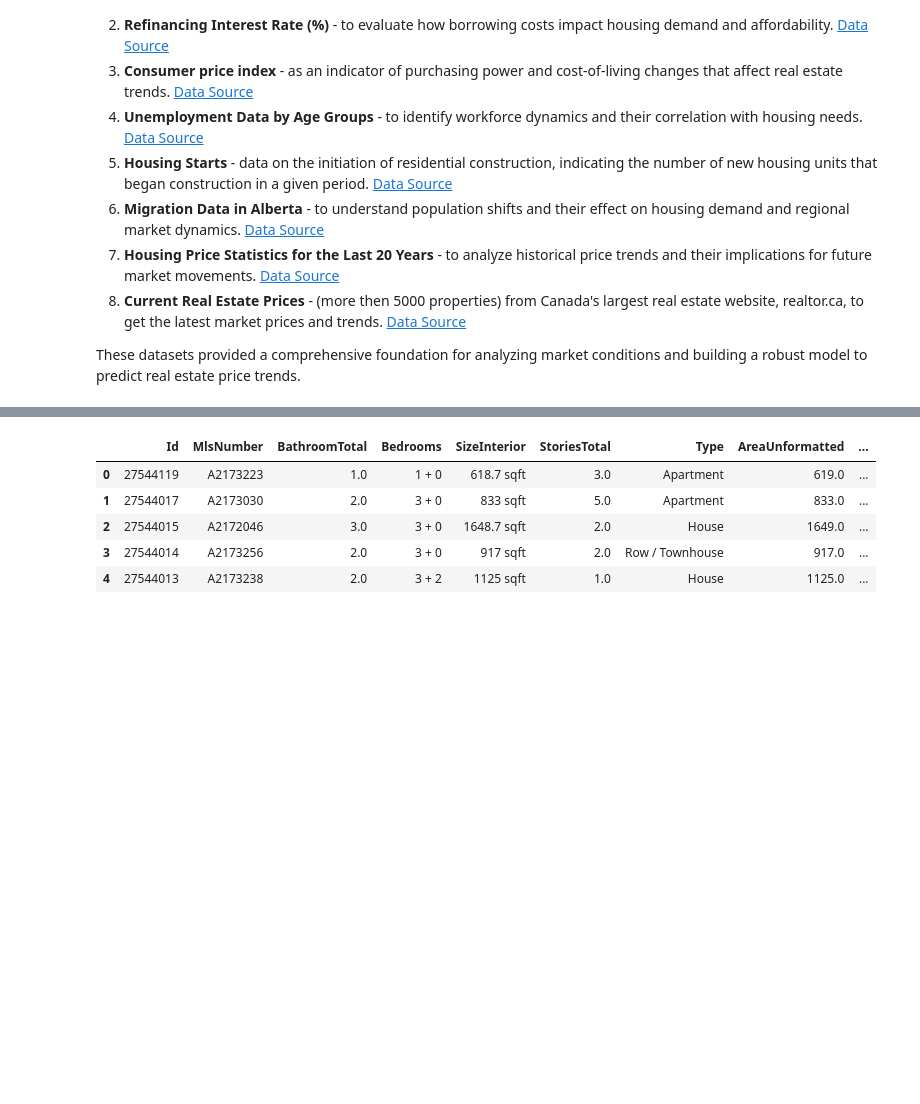
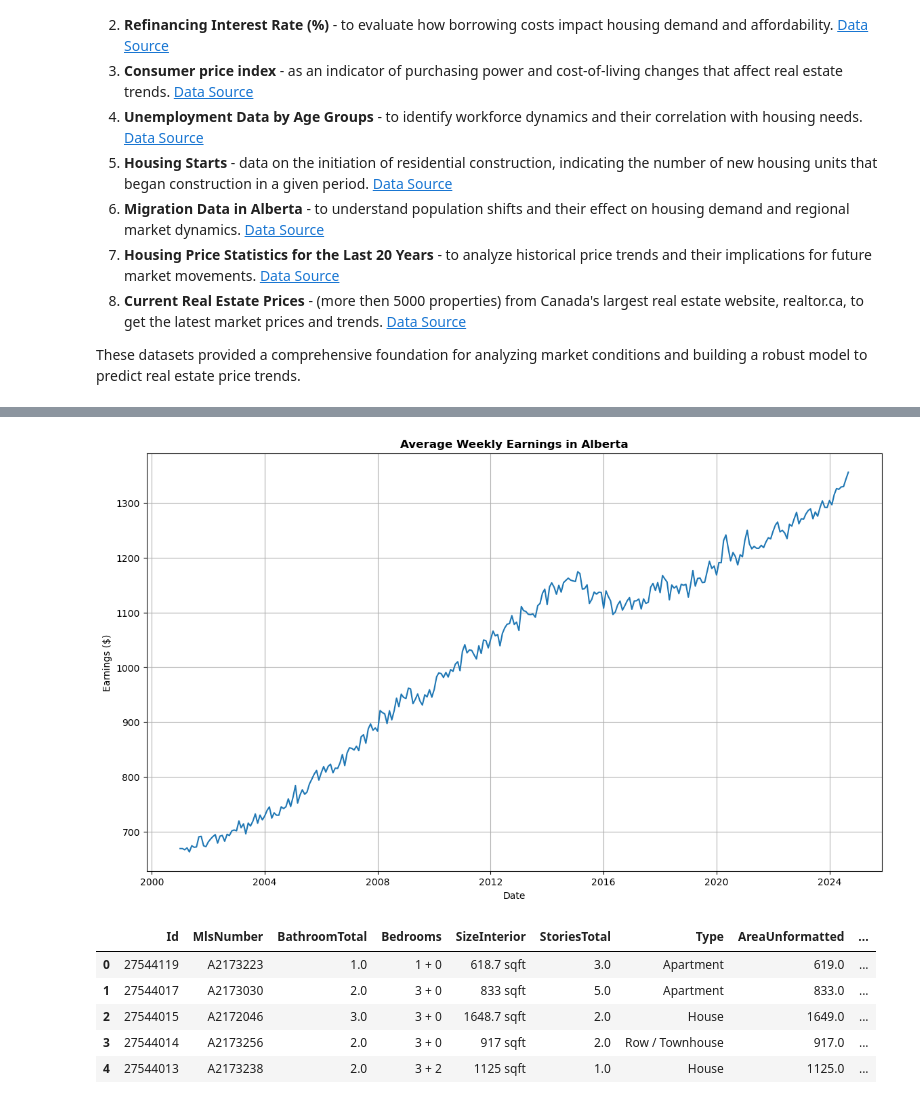
Before and after one commit to novomax-ca/CalgaryRealEstate, a Jupyter notebook: Calgary.ipynb, the cells around one changed output, grey strips where cells are left out. Cells and saved outputs as stored; diff of their text form; code cells hidden in the pictures; blank space fills up the shorter version.

```diff
--- a/Calgary.ipynb
+++ b/Calgary.ipynb
@@ -31,3 +56,18 @@ import joblib
+# %%
+# Building a plot for the average weekly earnings in Alberta
+
+earnings_df = pd.read_csv('data_source/AlbertaAverageWeeklyEarnings.csv', parse_dates=['Date'])
+
+plt.figure(figsize=(14, 8))
+plt.plot(earnings_df['Date'], earnings_df['Value'])
+
+plt.title('Average Weekly Earnings in Alberta', fontweight='bold')
+plt.xlabel('Date')
+plt.ylabel('Earnings ($)')
+plt.grid(True)
+plt.show()
+# %% [output]
+[figure, added]
 # %%
 # Preprocessing the real estate data
 
```
Also changed, not shown: parts of 7 cells of this notebook, 1 other file.
